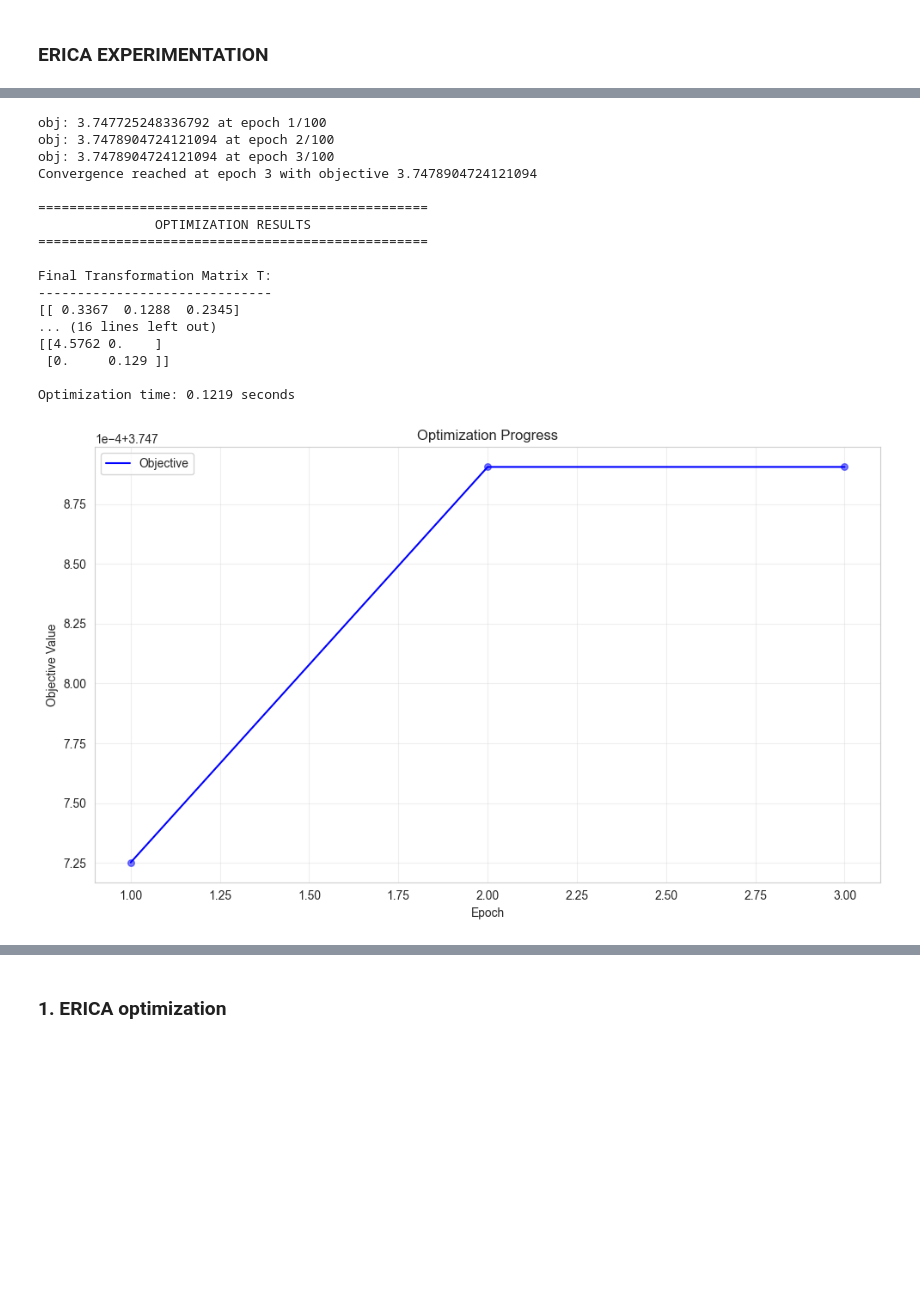
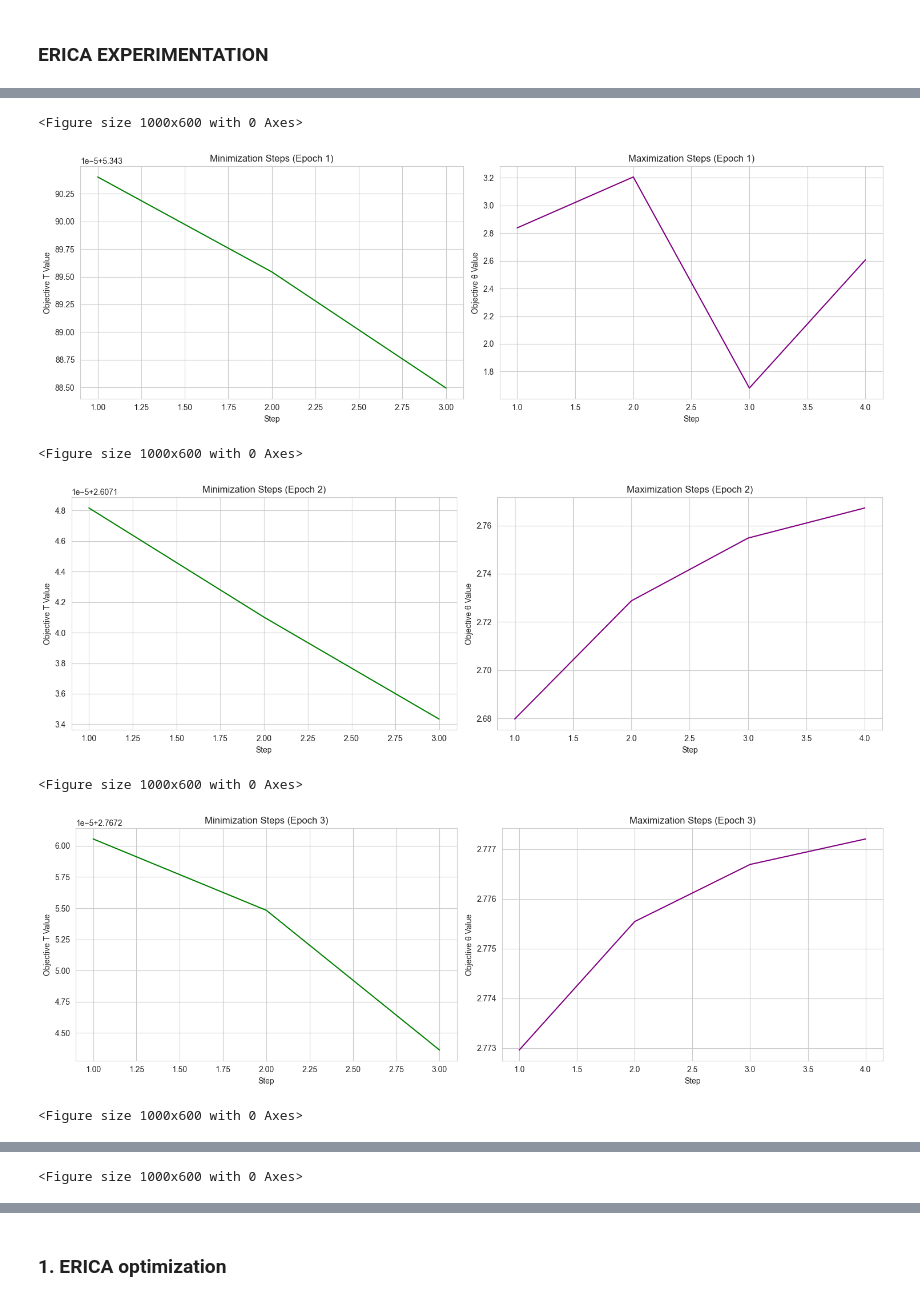
Before and after one commit to yfelekis/DiRoCA, a Jupyter notebook: erica_gelbrich_optimisation.ipynb, the cells around one changed output, grey strips where cells are left out. Cells and saved outputs as stored; diff of their text form; code cells hidden in the pictures; blank space fills up the shorter version.

```diff
--- a/erica_gelbrich_optimisation.ipynb
+++ b/erica_gelbrich_optimisation.ipynb
@@ -1071,44 +705,0 @@ def update_Sigma_H(T, Sigma_H_half, LLmodels, Sigma_L, HLmodels, lambda_param):
-# %%
-params_max =  {
-                    'theta_hatL': theta_hatL,
-                    'theta_hatH': theta_hatH,
-                    'initial_theta': 'empirical',
-                    'epsilon': .9,
-                    'delta': .8,
-                    'lambda_L': 0.9,
-                    'lambda_H': 0.9,
-                    'lambda_param': 3,
-                    'eta_max': 0.0001,
-                    'eta_min': 0.0001,
-                    'max_iter': 100,
-                    'num_steps_min': 4,
-                    'num_steps_max': 3,
-                    'tol': 1e-6,
-                    'seed': seed,
-                    'robust': True,
-                    'plot_steps': True,
-                    'plot_epochs': True,
-                    'display_results': True
-                }
-
-params_L_max, params_H_max, T_max, objs = run_theta_optimization_max(**params_max)
-plot_overall_progress(objs)
-# %% [output]
-obj: 3.747725248336792 at epoch 1/100
-obj: 3.7478904724121094 at epoch 2/100
-obj: 3.7478904724121094 at epoch 3/100
-Convergence reached at epoch 3 with objective 3.7478904724121094
-
-==================================================
-               OPTIMIZATION RESULTS
-==================================================
-
-Final Transformation Matrix T:
-------------------------------
-[[ 0.3367  0.1288  0.2345]
-... (16 lines left out)
-[[4.5762 0.    ]
- [0.     0.129 ]]
-
-Optimization time: 0.1219 seconds
-[figure, removed]
@@ -1114,0 +711,35 @@ Optimization time: 0.1219 seconds
+# %%
+params_erica =  {
+                    'theta_hatL': theta_hatL,
+                    'theta_hatH': theta_hatH,
+                    'initial_theta': 'empirical',
+                    'epsilon': .9,
+                    'delta': .8,
+                    'lambda_L': .3,
+                    'lambda_H': .6,
+                    'lambda_param_L': .3, # when high monotonic increase for seed 42
+                    'lambda_param_H': .2,
+                    'eta_max': 0.00001,
+                    'eta_min': 0.000001,
+                    'max_iter': 5,
+                    'num_steps_min': 3,
+                    'num_steps_max': 4,
+                    'proximal_grad': False,
+                    'tol': 1e-5,
+                    'seed': seed,
+                    'robust_L': True,
+                    'robust_H': False,
+                    'plot_steps': True,
+                    'plot_epochs': False,
+                    'display_results': False
+                }
+
+params_Lerica, params_Herica, T_erica_prox, inobjs, epobjs = run_optimization(**params_erica)
+# %% [output]
+<Figure size 1000x600 with 0 Axes>
+[figure, added]
+<Figure size 1000x600 with 0 Axes>
+[figure, added]
+<Figure size 1000x600 with 0 Axes>
+[figure, added]
+<Figure size 1000x600 with 0 Axes>
@@ -1114,0 +747 @@ Optimization time: 0.1219 seconds
+<Figure size 1000x600 with 0 Axes>
```
Also changed, not shown: parts of 43 cells of this notebook, 20 other files.
